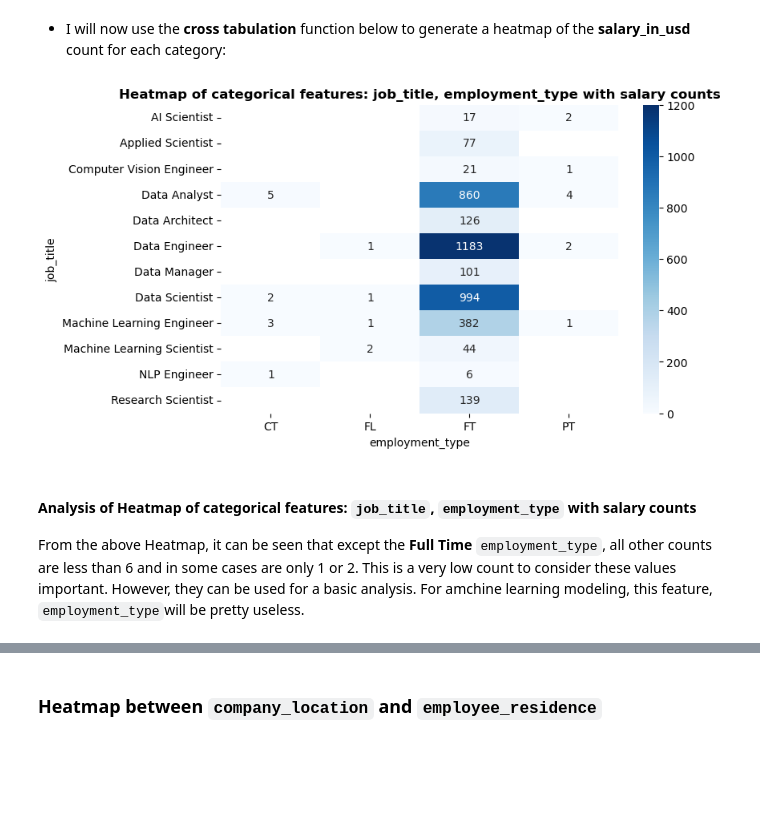
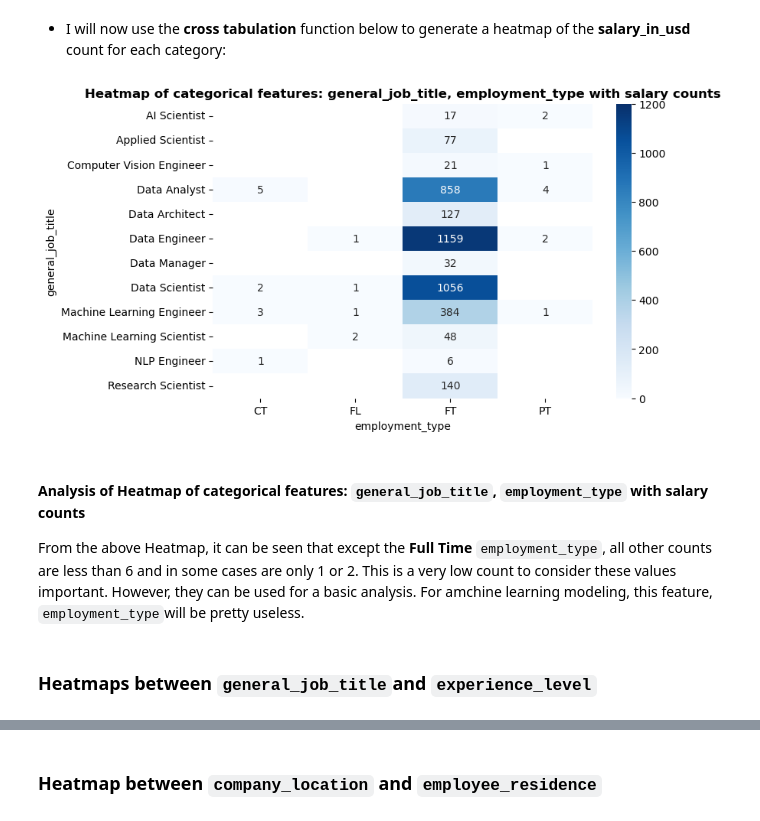
Before and after one commit to Haris-Mir/personal_python_projects, a Jupyter notebook: 01_ds_salaries_project/notebooks/01_salaries_eda_jun23.ipynb, the cells around one changed output, grey strips where cells are left out. Saved outputs shown, nothing was run; the diff lists cells and outputs as text; code cells hidden in the pictures; blank space fills up the shorter version.

```diff
--- a/01_ds_salaries_project/notebooks/01_salaries_eda_jun23.ipynb
+++ b/01_ds_salaries_project/notebooks/01_salaries_eda_jun23.ipynb
@@ -1041,16 +1059,24 @@ filtered_df11
 # %% [markdown]
 * I will now use the __cross tabulation__ function below to generate a heatmap of the __salary_in_usd__ count for each category:
 # %%
-df_heatmap2 = pd.crosstab(index=df_heatmap['job_title'], columns=df_heatmap['employment_type'],
+# Making the dataframe for the heatmap
+df_heatmap2 = pd.crosstab(index=df_heatmap['general_job_title'], columns=df_heatmap['employment_type'],
             values=df_heatmap['salary_in_usd'], aggfunc='count')
 
+# Plotting the heatmap
 plt.figure(figsize=(8,5))
 sns.heatmap(df_heatmap2, vmin=0, vmax=1200, annot=True, cmap='Blues', fmt='.0f')
-plt.title('Heatmap of categorical features: job_title, employment_type with salary counts', fontsize=12, fontweight='bold')
+plt.title('Heatmap of categorical features: general_job_title, employment_type with salary counts', fontsize=12, fontweight='bold')
+
+# Save the plot as a .jpg file
+plt.savefig(figures_path+'/12_heatmap.jpg')
+
 plt.show()
 # %% [output]
-[figure, old version]
+[figure, new version]
 # %% [markdown]
-#### Analysis of Heatmap of categorical features: `job_title`, `employment_type` with salary counts
+#### Analysis of Heatmap of categorical features: `general_job_title`, `employment_type` with salary counts
 
 From the above Heatmap, it can be seen that except the __Full Time__ `employment_type`, all other counts are less than 6 and in some cases are only 1 or 2. This is a very low count to consider these values important. However, they can be used for a basic analysis. For amchine learning modeling, this feature, `employment_type`will be pretty useless.
+# %% [markdown]
+### Heatmaps between `general_job_title`and `experience_level`
```
Also changed, not shown: parts of 52 cells of this notebook, 15 other files.
